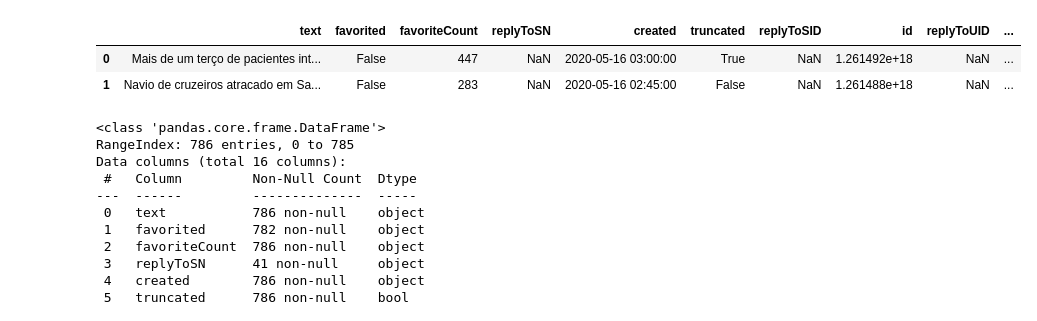
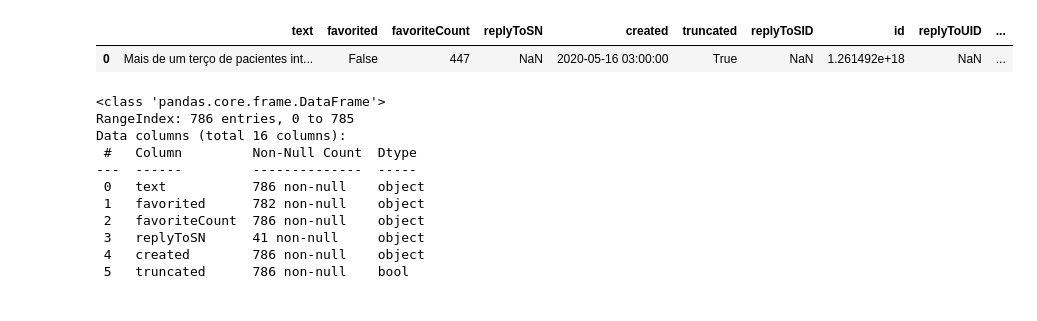
Before and after one commit to WesleySiNeves/AprendendoPython, a Jupyter notebook: Pos_Graduacao_BigData/Analises Sentimento/LDA/LDA_BOW__Topics_R7Noticias_Wesley_Meire_ypnb.ipynb, the cells around one changed output. Saved outputs shown, nothing was run; the diff lists cells and outputs as text; code cells hidden in the pictures.

```diff
--- a/Pos_Graduacao_BigData/Analises Sentimento/LDA/LDA_BOW__Topics_R7Noticias_Wesley_Meire_ypnb.ipynb
+++ b/Pos_Graduacao_BigData/Analises Sentimento/LDA/LDA_BOW__Topics_R7Noticias_Wesley_Meire_ypnb.ipynb
@@ -36,11 +82,10 @@ diretorio ='/content/tweets_@portalR7.csv'
 # %%
     data = pd.read_csv(diretorio, error_bad_lines=False);
 # %%
-data.head(2)
+data.head(1)
 # %% [output]
 |  | text | favorited | favoriteCount | replyToSN | created | truncated | replyToSID | id | replyToUID | ... |
 | 0 | Mais de um terço de pacientes int... | False | 447 | NaN | 2020-05-16 03:00:00 | True | NaN | 1.261492e+18 | NaN | ... |
-| 1 | Navio de cruzeiros atracado em Sa... | False | 283 | NaN | 2020-05-16 02:45:00 | False | NaN | 1.261488e+18 | NaN | ... |
 # %%
 data.info()
 # %% [output]
```
Also changed, not shown: parts of 37 cells of this notebook.
